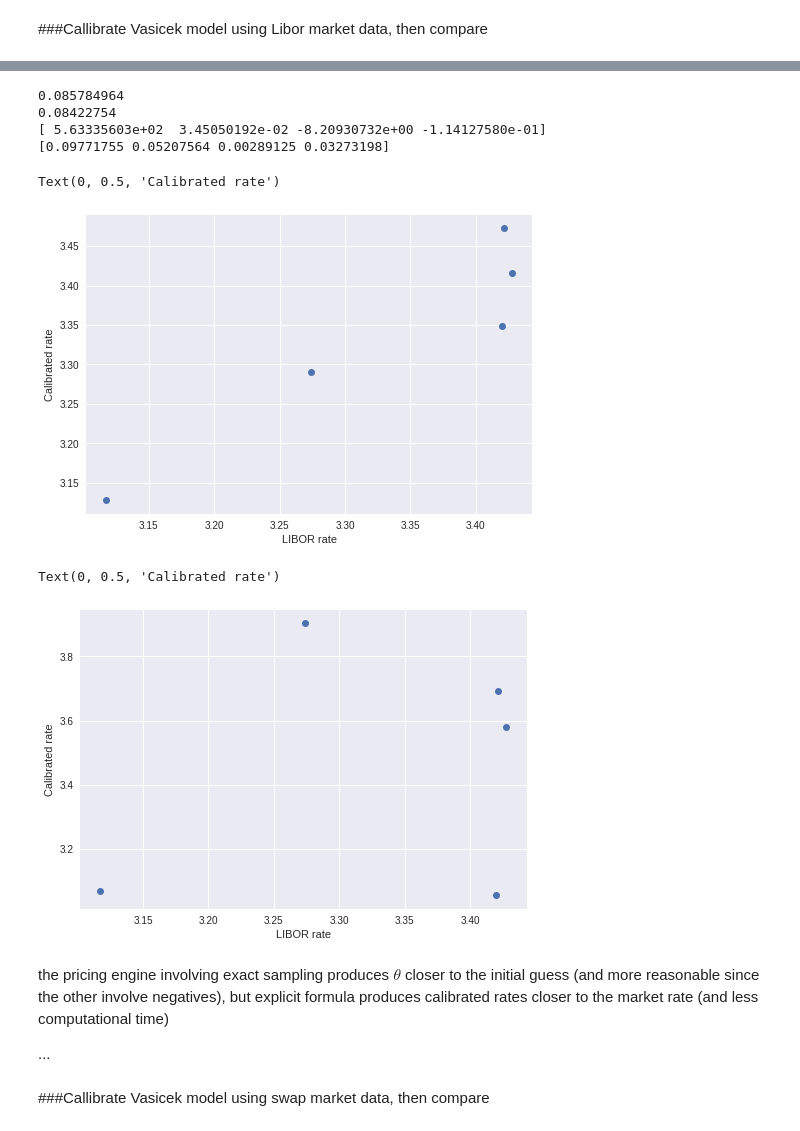
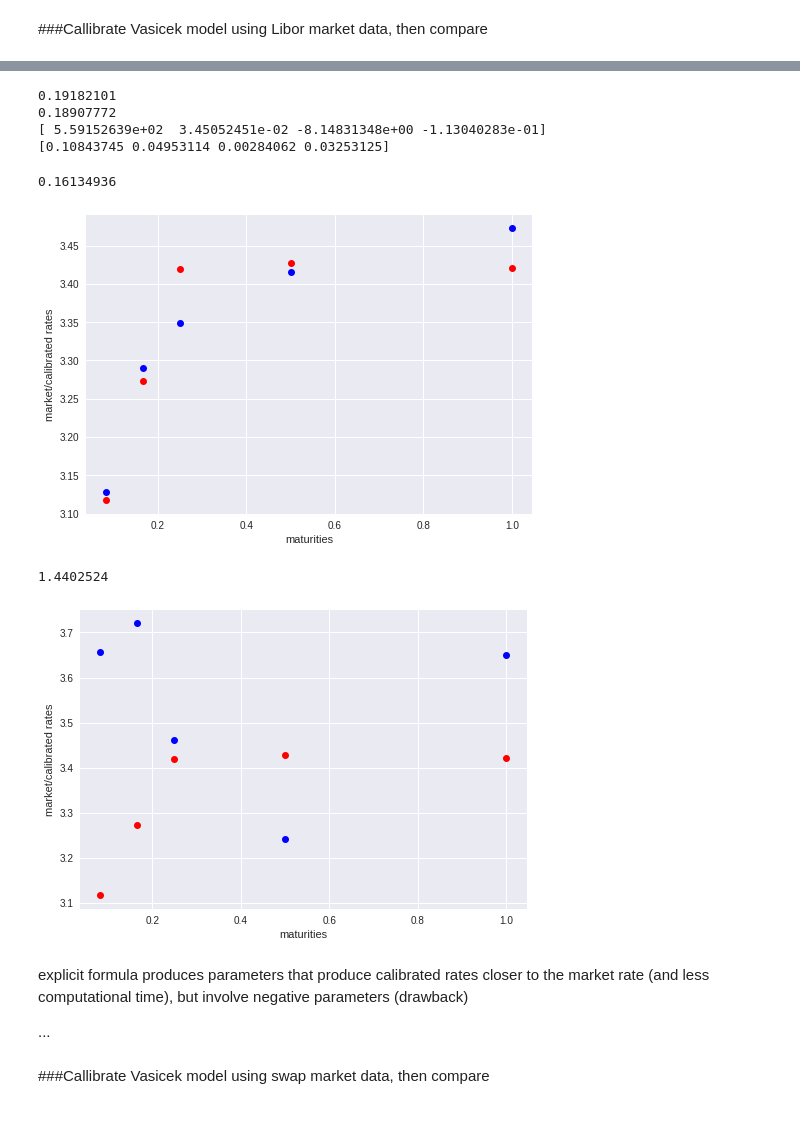
Before and after one commit to hechen2020/18ma573HuixinChen, a Jupyter notebook: src/hw_vasicek_calibration.ipynb, the cells around one changed output, grey strips where cells are left out. Drawn from its saved outputs; the diff is of its cells as text; code cells hidden in the pictures.

```diff
--- a/src/hw_vasicek_calibration.ipynb
+++ b/src/hw_vasicek_calibration.ipynb
@@ -191,7 +182,7 @@ def error_fcn(theta, market_rates, maturities):
     err = ((market_rates[i]-cal_rate)/market_rates[i])**2
     arr_e.append(err)
 
-  return np.sqrt(np.mean(arr_e))
+  return np.sqrt(np.sum(arr_e))
 
 #Using SSRE and es
 def error_fcn_es(theta, market_rates, maturities, num_path):
@@ -204,7 +195,7 @@ def error_fcn_es(theta, market_rates, maturities, num_path):
     err = ((market_rates[i]-cal_rate)/market_rates[i])**2
     arr_e.append(err)
 
-  return np.sqrt(np.mean(arr_e))
+  return np.sqrt(np.sum(arr_e))
 # %%
 #Calibration using explicit formula
 def lcalibration(libor_rates, maturities):
@@ -233,46 +224,59 @@ print(cal_theta)
 cal_theta_es = lcalibration_es(libor_20081029,libor_maturities, 100)
 print(cal_theta_es)
 # %% [output]
-0.085784964
-0.08422754
-[ 5.63335603e+02  3.45050192e-02 -8.20930732e+00 -1.14127580e-01]
-[0.09771755 0.05207564 0.00289125 0.03273198]
+0.19182101
+0.18907772
+[ 5.59152639e+02  3.45052451e-02 -8.14831348e+00 -1.13040283e-01]
+[0.10843745 0.04953114 0.00284062 0.03253125]
 # %%
 ckappa, cmu, csigma, cr0 = cal_theta
 
 #explicit formula calibration comparison
 clibor = array.array('f',[])
+clibor_err = array.array('f',[])
 
 for i in range(len(libor_20081029)):
   cprice = zcb_pricing(cr0, libor_maturities[i], ckappa, cmu, csigma)
   cl = zcb_libor(cprice, libor_maturities[i])
+  err = np.abs(cl - libor_20081029[i])
   clibor.append(cl)
+  clibor_err.append(err)
 
-plt.plot(libor_20081029, clibor, 'o')
-plt.xlabel('LIBOR rate')
-plt.ylabel('Calibrated rate')
+plt.plot(libor_maturities, libor_20081029, 'ro')
+plt.plot(libor_maturities, clibor, 'bo')
+plt.xlabel('maturities')
+plt.ylabel('market/calibrated rates')
+
+print(np.sum(clibor_err))
 # %% [output]
-Text(0, 0.5, 'Calibrated rate')
+0.16134936
-[figure, old version]
+[figure, new version]
 # %%
 #es calibration comparison: with 100 paths
 clibor_es = array.array('f',[])
+clibor_err_es = array.array('f',[])
 
 for i in range(len(libor_20081029)):
   cprice = zcb_pricing_es(cr0, libor_maturities[i], ckappa, cmu, csigma, 100)
   cl = zcb_libor(cprice, libor_maturities[i])
+  err = np.abs(cl - libor_20081029[i])
   clibor_es.append(cl)
+  clibor_err_es.append(err)
 
-plt.plot(libor_20081029, clibor_es, 'o')
-plt.xlabel('LIBOR rate')
-plt.ylabel('Calibrated rate')
+
+plt.plot(libor_maturities, libor_20081029, 'ro')
+plt.plot(libor_maturities, clibor_es, 'bo')
+plt.xlabel('maturities')
+plt.ylabel('market/calibrated rates')
+
+print(np.sum(clibor_err_es))
 # %% [output]
-Text(0, 0.5, 'Calibrated rate')
+1.4402524
-[figure, old version]
+[figure, new version]
-# %% [markdown]
-the pricing engine involving exact sampling produces $\theta$ closer to the initial guess (and more reasonable since the other involve negatives), but explicit formula produces calibrated rates closer to the market rate (and less computational time)
-
-...
+# %% [markdown]
+explicit formula produces parameters that produce calibrated rates closer to the market rate (and less computational time), but involve negative parameters (drawback)
+
+...
 # %% [markdown]
 ###Callibrate Vasicek model using swap market data, then compare
 # %%
```
Also changed, not shown: parts of 10 cells of this notebook.
